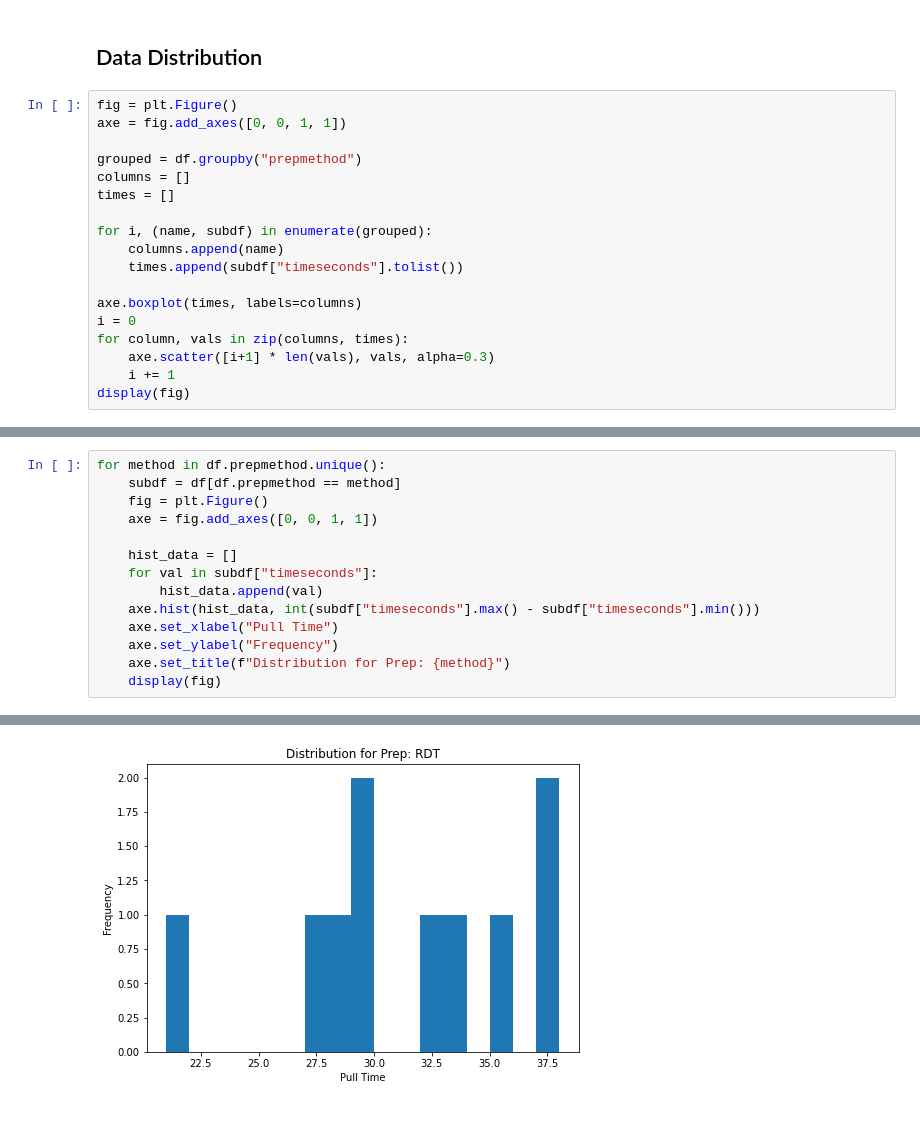
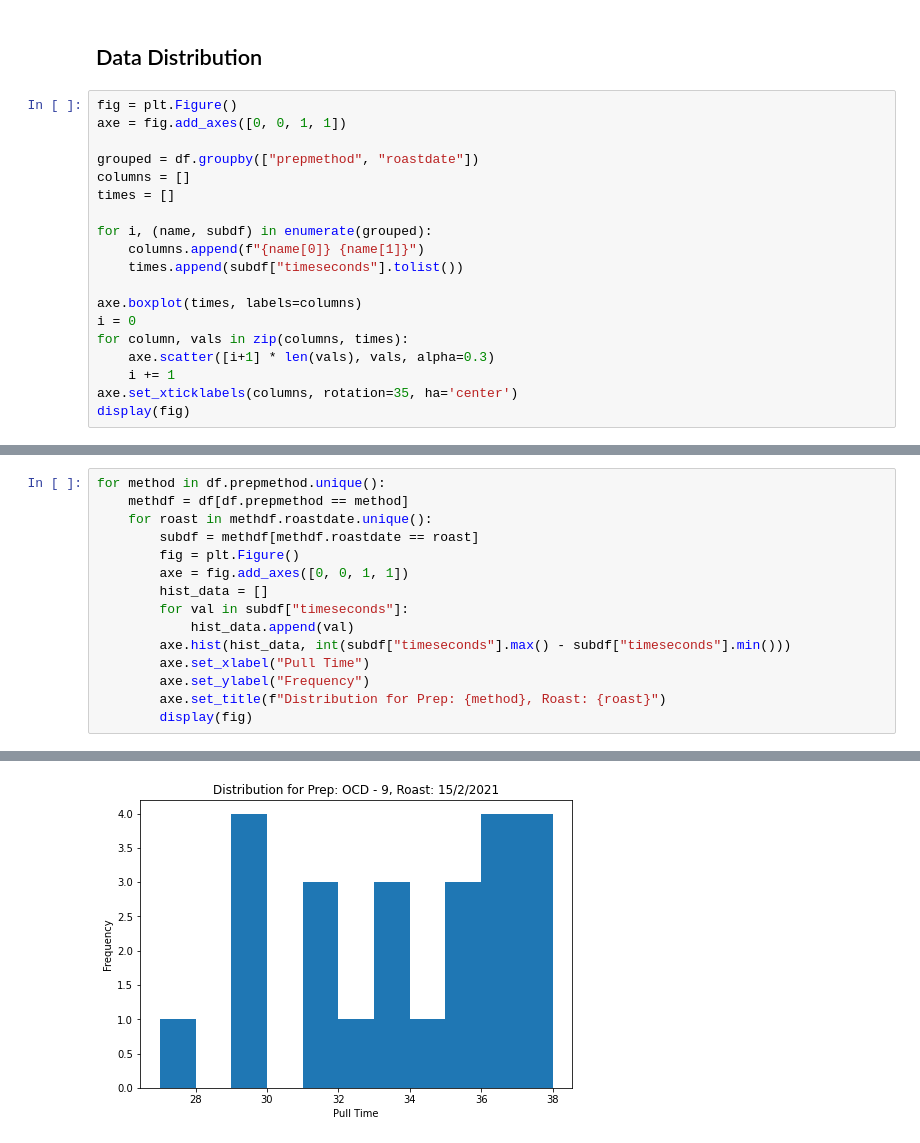
Before and after one commit to badisa/optpresso, a Jupyter notebook: notebooks/prep-method-evaluation.ipynb, the cells around one changed output, grey strips where cells are left out. Cells and saved outputs as stored; diff of their text form.

Commit message:
Update Notebooks
* Investigating no prep against prep using OCD only,
  to better determine if there is a difference.

```diff
--- a/notebooks/prep-method-evaluation.ipynb
+++ b/notebooks/prep-method-evaluation.ipynb
@@ -82,12 +83,12 @@ plt.show()
 fig = plt.Figure()
 axe = fig.add_axes([0, 0, 1, 1])
 
-grouped = df.groupby("prepmethod")
+grouped = df.groupby(["prepmethod", "roastdate"])
 columns = []
 times = []
 
 for i, (name, subdf) in enumerate(grouped):
-    columns.append(name)
+    columns.append(f"{name[0]} {name[1]}")
     times.append(subdf["timeseconds"].tolist())
 
 axe.boxplot(times, labels=columns)
@@ -95,5 +96,6 @@ i = 0
 for column, vals in zip(columns, times):
     axe.scatter([i+1] * len(vals), vals, alpha=0.3)
     i += 1
+axe.set_xticklabels(columns, rotation=35, ha='center')
 display(fig)
 # %% [output]
@@ -101,15 +103,16 @@ display(fig)
 # %%
 for method in df.prepmethod.unique():
-    subdf = df[df.prepmethod == method]
-    fig = plt.Figure()
-    axe = fig.add_axes([0, 0, 1, 1])
-
-    hist_data = []
-    for val in subdf["timeseconds"]:
-        hist_data.append(val)
-    axe.hist(hist_data, int(subdf["timeseconds"].max() - subdf["timeseconds"].min()))
-    axe.set_xlabel("Pull Time")
-    axe.set_ylabel("Frequency")
-    axe.set_title(f"Distribution for Prep: {method}")
-    display(fig)
+    methdf = df[df.prepmethod == method]
+    for roast in methdf.roastdate.unique():
+        subdf = methdf[methdf.roastdate == roast]
+        fig = plt.Figure()
+        axe = fig.add_axes([0, 0, 1, 1])
+        hist_data = []
+        for val in subdf["timeseconds"]:
+            hist_data.append(val)
+        axe.hist(hist_data, int(subdf["timeseconds"].max() - subdf["timeseconds"].min()))
+        axe.set_xlabel("Pull Time")
+        axe.set_ylabel("Frequency")
+        axe.set_title(f"Distribution for Prep: {method}, Roast: {roast}")
+        display(fig)
 # %% [output]
@@ -119 +122 @@ for method in df.prepmethod.unique():
-[figure, old version]
+[figure, new version]
```
Also changed, not shown: parts of 7 cells of this notebook, 3 other files.
